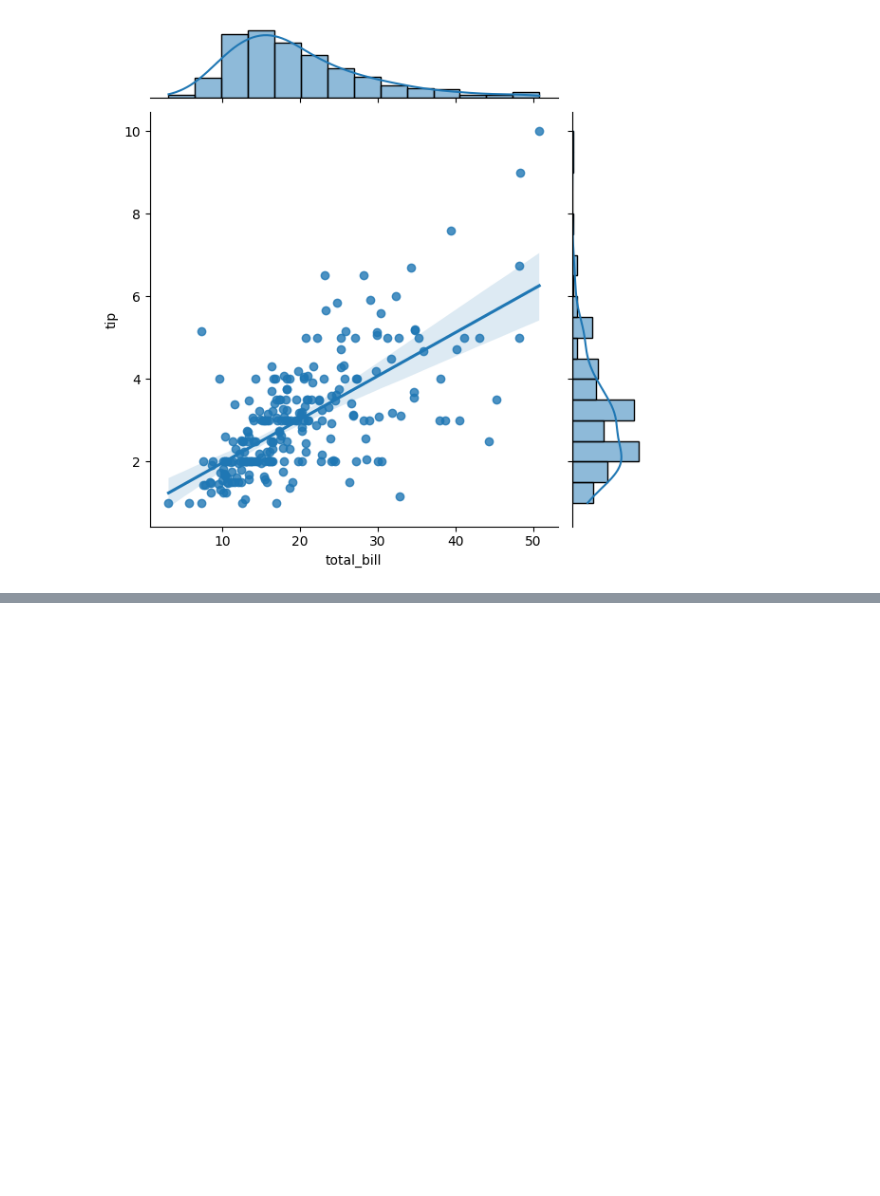
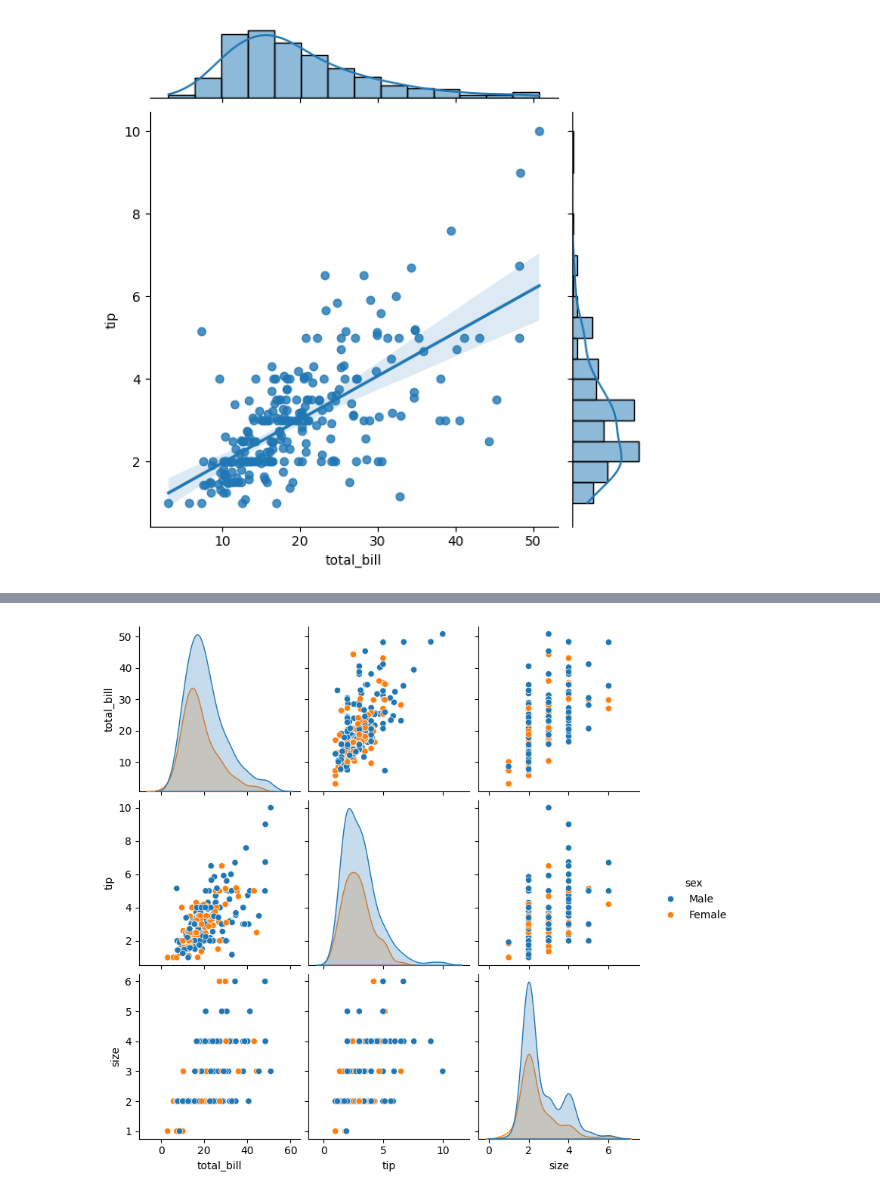
Before and after one commit to iamkanhaiyakumar/seaborn, a Jupyter notebook: 4.seaborn.ipynb, the cells around one changed output, grey strips where cells are left out. Cells and saved outputs as stored; diff of their text form; code cells hidden in the pictures; blank space fills up the shorter version.

```diff
--- a/4.seaborn.ipynb
+++ b/4.seaborn.ipynb
@@ -90,0 +140,6 @@ plt.show()
+# %%
+# pairplot with hue
+sns.pairplot(df, hue="sex")
+plt.show()
+# %% [output]
+[figure, added]
```
Also changed, not shown: parts of 17 cells of this notebook.
